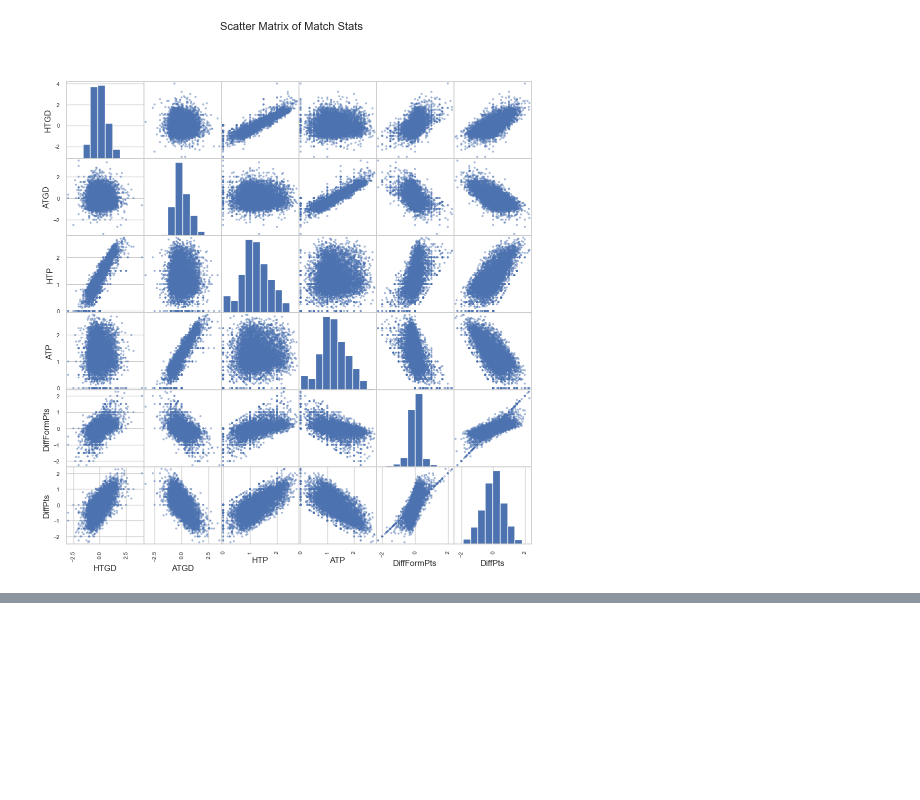
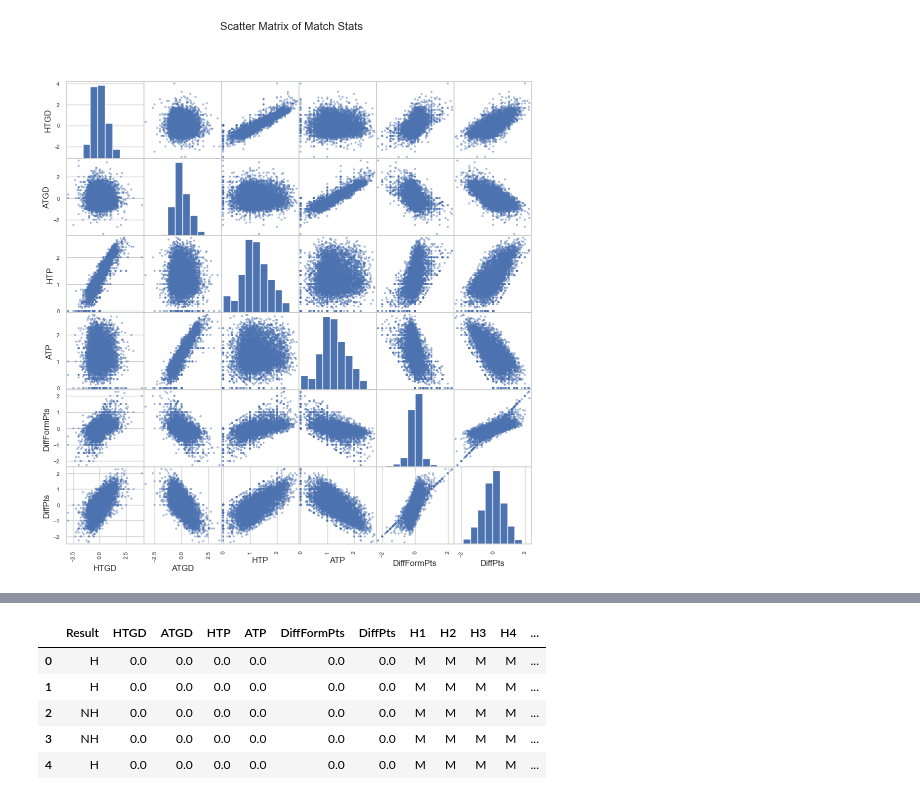
Before and after one commit to sahildayal/PremierLeagueMLProject, a Jupyter notebook: main.ipynb, the cells around one changed output, grey strips where cells are left out. Saved outputs shown, nothing was run; the diff lists cells and outputs as text; code cells hidden in the pictures; blank space fills up the shorter version.

```diff
--- a/main.ipynb
+++ b/main.ipynb
@@ -80,0 +90,16 @@ plt.show()
+# %%
+data = df[['FTR', 'HTGD', 'ATGD', 'HTP', 'ATP', 'DiffFormPts', 'DiffPts',
+           'HM1', 'HM2', 'HM3', 'HM4', 'HM5', 'AM1', 'AM2', 'AM3', 'AM4', 'AM5']]
+
+# Rename columns for ease
+data.columns = ['Result', 'HTGD', 'ATGD', 'HTP', 'ATP', 'DiffFormPts', 'DiffPts',
+                'H1', 'H2', 'H3', 'H4', 'H5', 'A1', 'A2', 'A3', 'A4', 'A5']
+
+data.head()
+# %% [output]
+|  | Result | HTGD | ATGD | HTP | ATP | DiffFormPts | DiffPts | H1 | H2 | H3 | H4 | ... |
+| 0 | H | 0.0 | 0.0 | 0.0 | 0.0 | 0.0 | 0.0 | M | M | M | M | ... |
+| 1 | H | 0.0 | 0.0 | 0.0 | 0.0 | 0.0 | 0.0 | M | M | M | M | ... |
+| 2 | NH | 0.0 | 0.0 | 0.0 | 0.0 | 0.0 | 0.0 | M | M | M | M | ... |
+| 3 | NH | 0.0 | 0.0 | 0.0 | 0.0 | 0.0 | 0.0 | M | M | M | M | ... |
+| 4 | H | 0.0 | 0.0 | 0.0 | 0.0 | 0.0 | 0.0 | M | M | M | M | ... |
```
Also changed, not shown: parts of 4 cells of this notebook.
